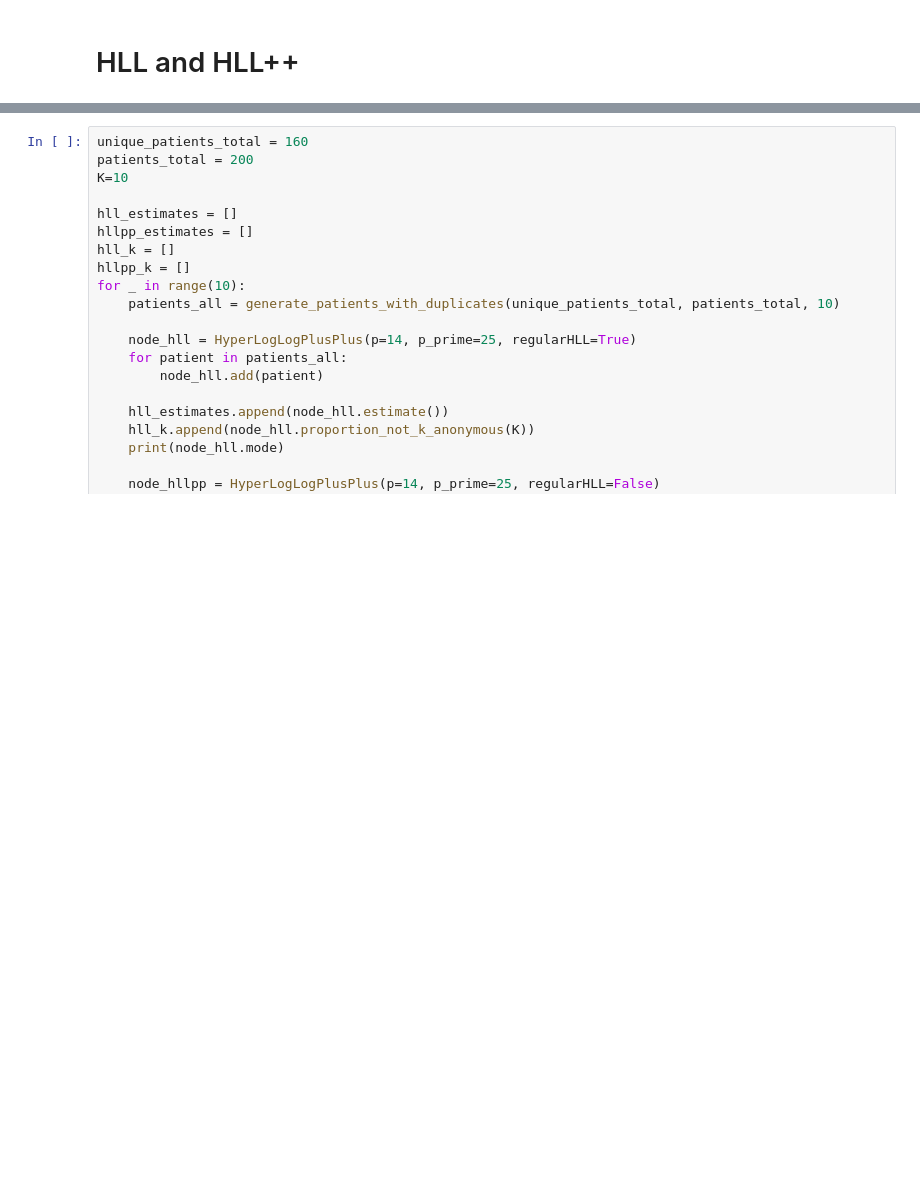
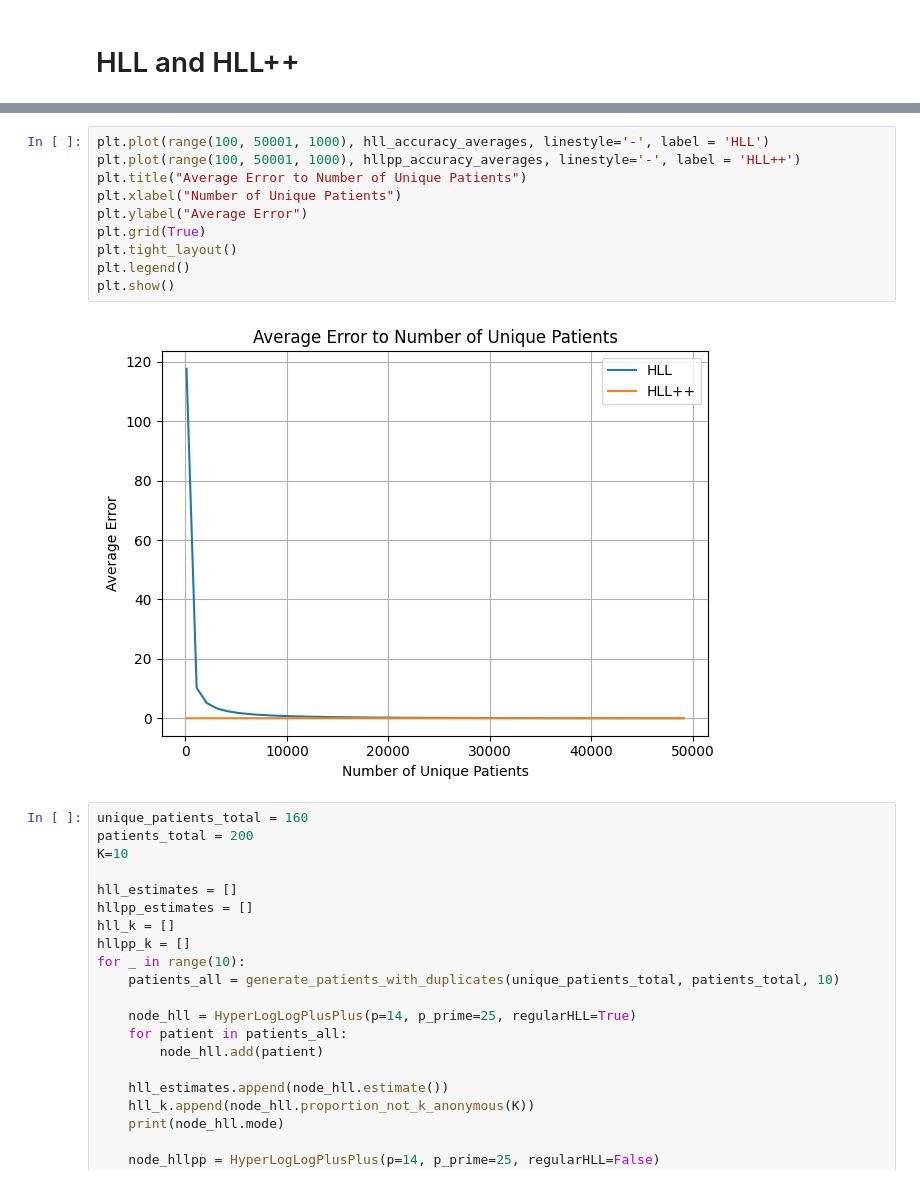
Before and after one commit to bjoggin/hll, a Jupyter notebook: hllpp_experiments.ipynb, the cells around one changed output, grey strips where cells are left out. Drawn from its saved outputs; the diff is of its cells as text; blank space fills up the shorter version.

```diff
--- a/hllpp_experiments.ipynb
+++ b/hllpp_experiments.ipynb
@@ -658,3 +616,15 @@ nan
+# %%
+plt.plot(range(100, 50001, 1000), hll_accuracy_averages, linestyle='-', label = 'HLL')
+plt.plot(range(100, 50001, 1000), hllpp_accuracy_averages, linestyle='-', label = 'HLL++')
+plt.title("Average Error to Number of Unique Patients")
+plt.xlabel("Number of Unique Patients")
+plt.ylabel("Average Error")
+plt.grid(True)
+plt.tight_layout()
+plt.legend()
+plt.show()
+# %% [output]
+[figure, added]
 # %%
 unique_patients_total = 160
 patients_total = 200
```
Also changed, not shown: parts of 3 cells of this notebook, 1 other file.
